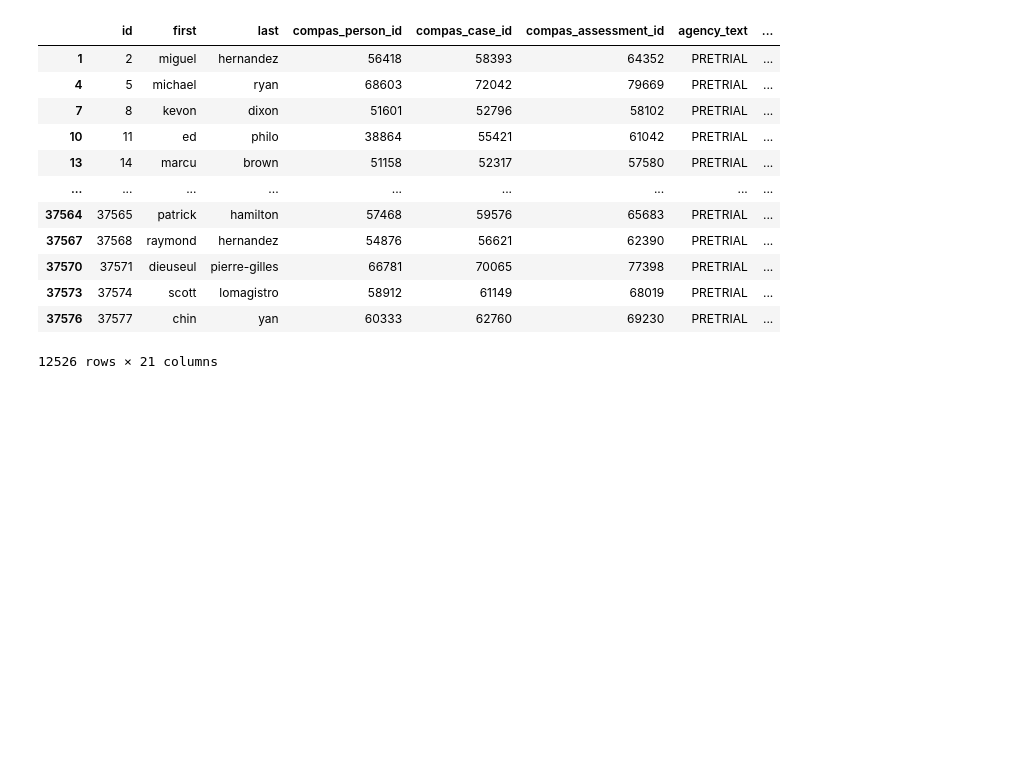
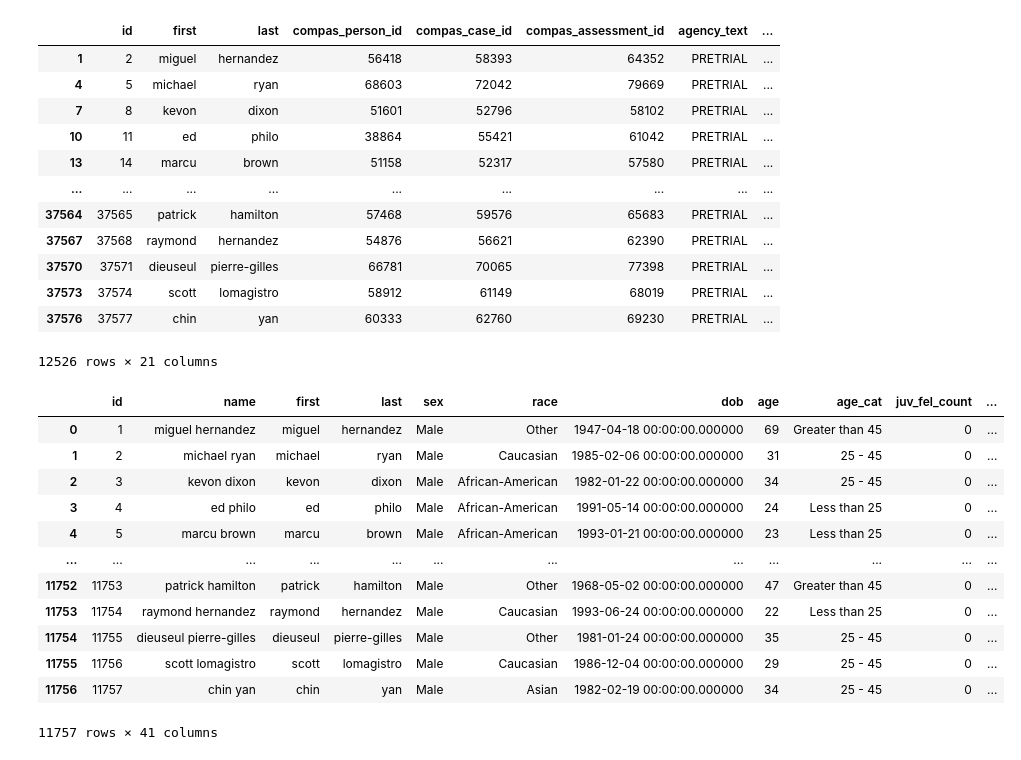
Before and after one commit to Innoccull/compas, a Jupyter notebook: compas analysis.ipynb, the cells around one changed output. Drawn from its saved outputs; the diff is of its cells as text; code cells hidden in the pictures; blank space fills up the shorter version.

```diff
--- a/compas analysis.ipynb
+++ b/compas analysis.ipynb
@@ -60,0 +56,20 @@ compas_rec_df
+# %%
+#load person data
+person_df = pd.read_csv("person.csv")
+#view first rows
+pd.set_option('display.max_columns', None)
+person_df
+# %% [output]
+|  | id | name | first | last | sex | race | dob | age | age_cat | juv_fel_count | ... |
+| 0 | 1 | miguel hernandez | miguel | hernandez | Male | Other | 1947-04-18 00:00:00.000000 | 69 | Greater than 45 | 0 | ... |
+| 1 | 2 | michael ryan | michael | ryan | Male | Caucasian | 1985-02-06 00:00:00.000000 | 31 | 25 - 45 | 0 | ... |
+| 2 | 3 | kevon dixon | kevon | dixon | Male | African-American | 1982-01-22 00:00:00.000000 | 34 | 25 - 45 | 0 | ... |
+| 3 | 4 | ed philo | ed | philo | Male | African-American | 1991-05-14 00:00:00.000000 | 24 | Less than 25 | 0 | ... |
+| 4 | 5 | marcu brown | marcu | brown | Male | African-American | 1993-01-21 00:00:00.000000 | 23 | Less than 25 | 0 | ... |
+| ... | ... | ... | ... | ... | ... | ... | ... | ... | ... | ... | ... |
+| 11752 | 11753 | patrick hamilton | patrick | hamilton | Male | Other | 1968-05-02 00:00:00.000000 | 47 | Greater than 45 | 0 | ... |
+| 11753 | 11754 | raymond hernandez | raymond | hernandez | Male | Caucasian | 1993-06-24 00:00:00.000000 | 22 | Less than 25 | 0 | ... |
+| 11754 | 11755 | dieuseul pierre-gilles | dieuseul | pierre-gilles | Male | Other | 1981-01-24 00:00:00.000000 | 35 | 25 - 45 | 0 | ... |
+| 11755 | 11756 | scott lomagistro | scott | lomagistro | Male | Caucasian | 1986-12-04 00:00:00.000000 | 29 | 25 - 45 | 0 | ... |
+| 11756 | 11757 | chin yan | chin | yan | Male | Asian | 1982-02-19 00:00:00.000000 | 34 | 25 - 45 | 0 | ... |
+11757 rows × 41 columns
```
Also changed, not shown: parts of 14 cells of this notebook, 1 other file.
